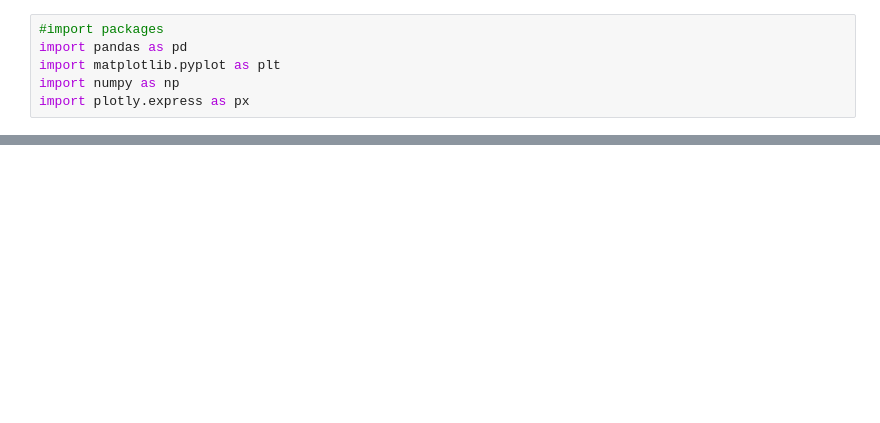
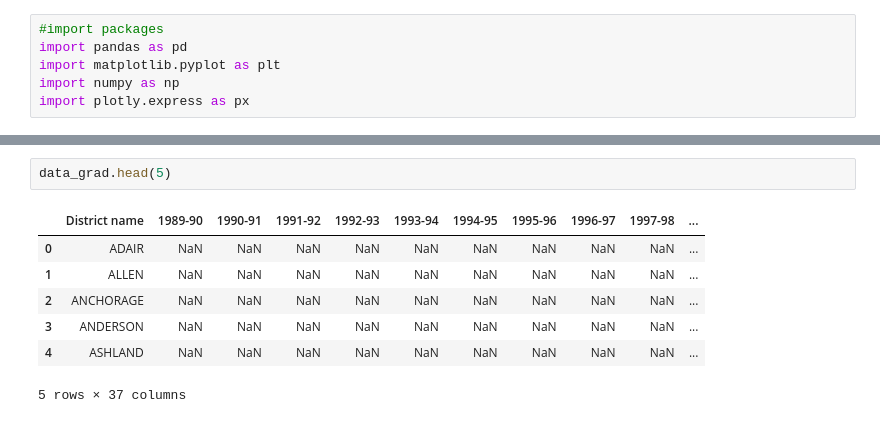
Before and after one commit to thompson-andrea-rene/KY_Grad, a Jupyter notebook: notebook.ipynb, the cells around one changed output, grey strips where cells are left out. Drawn from its saved outputs; the diff is of its cells as text; blank space fills up the shorter version.

```diff
--- a/notebook.ipynb
+++ b/notebook.ipynb
@@ -52,0 +52,10 @@ Data Source - https://www.kaggle.com/datasets/yamrajmusic/blinkit-products-datas
+# %%
+data_grad.head(5)
+# %% [output]
+|  | District name | 1989-90 | 1990-91 | 1991-92 | 1992-93 | 1993-94 | 1994-95 | 1995-96 | 1996-97 | 1997-98 | ... |
+| 0 | ADAIR | NaN | NaN | NaN | NaN | NaN | NaN | NaN | NaN | NaN | ... |
+| 1 | ALLEN | NaN | NaN | NaN | NaN | NaN | NaN | NaN | NaN | NaN | ... |
+| 2 | ANCHORAGE | NaN | NaN | NaN | NaN | NaN | NaN | NaN | NaN | NaN | ... |
+| 3 | ANDERSON | NaN | NaN | NaN | NaN | NaN | NaN | NaN | NaN | NaN | ... |
+| 4 | ASHLAND | NaN | NaN | NaN | NaN | NaN | NaN | NaN | NaN | NaN | ... |
+5 rows × 37 columns
```
Also changed, not shown: parts of 11 cells of this notebook, 1 other file.
